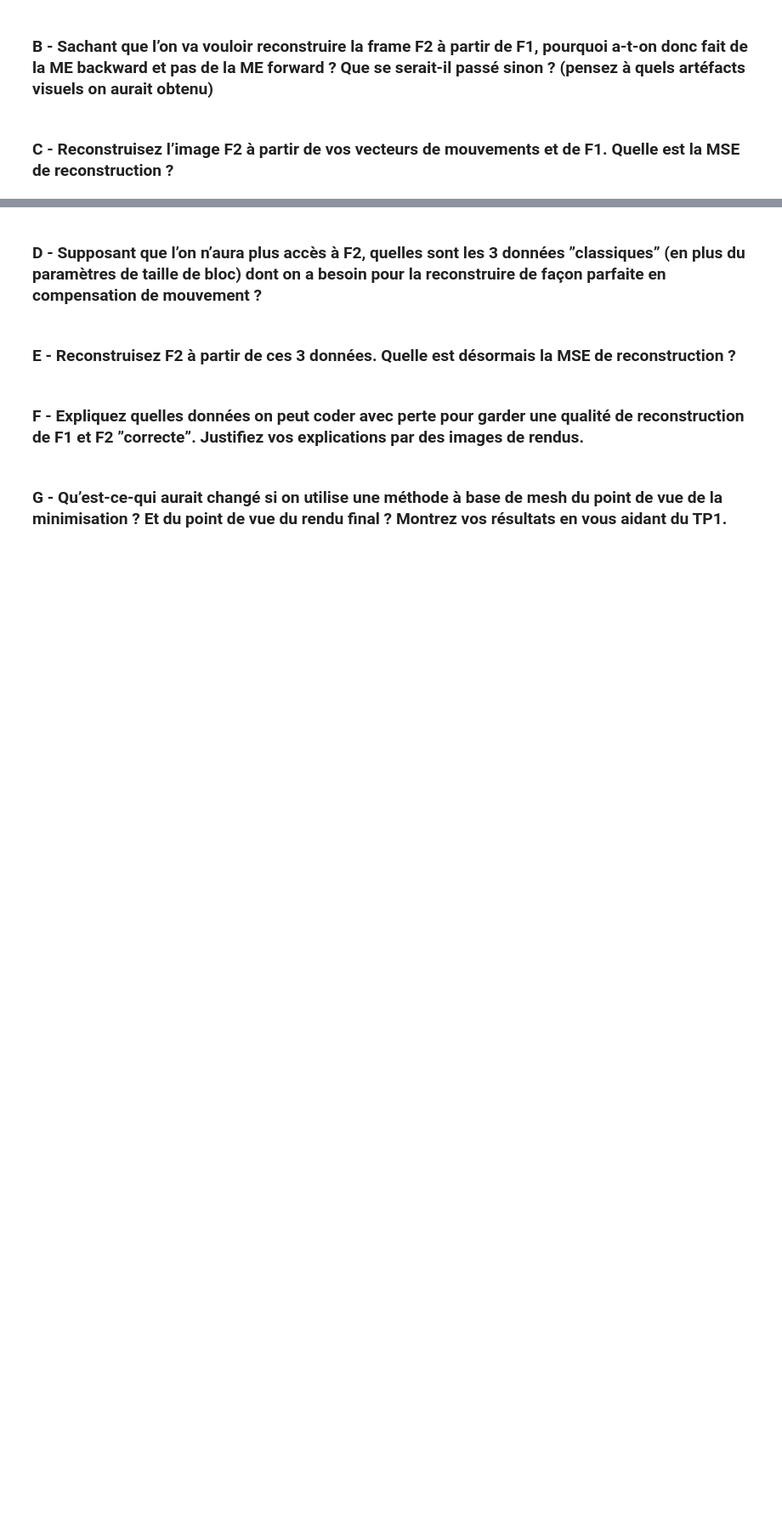
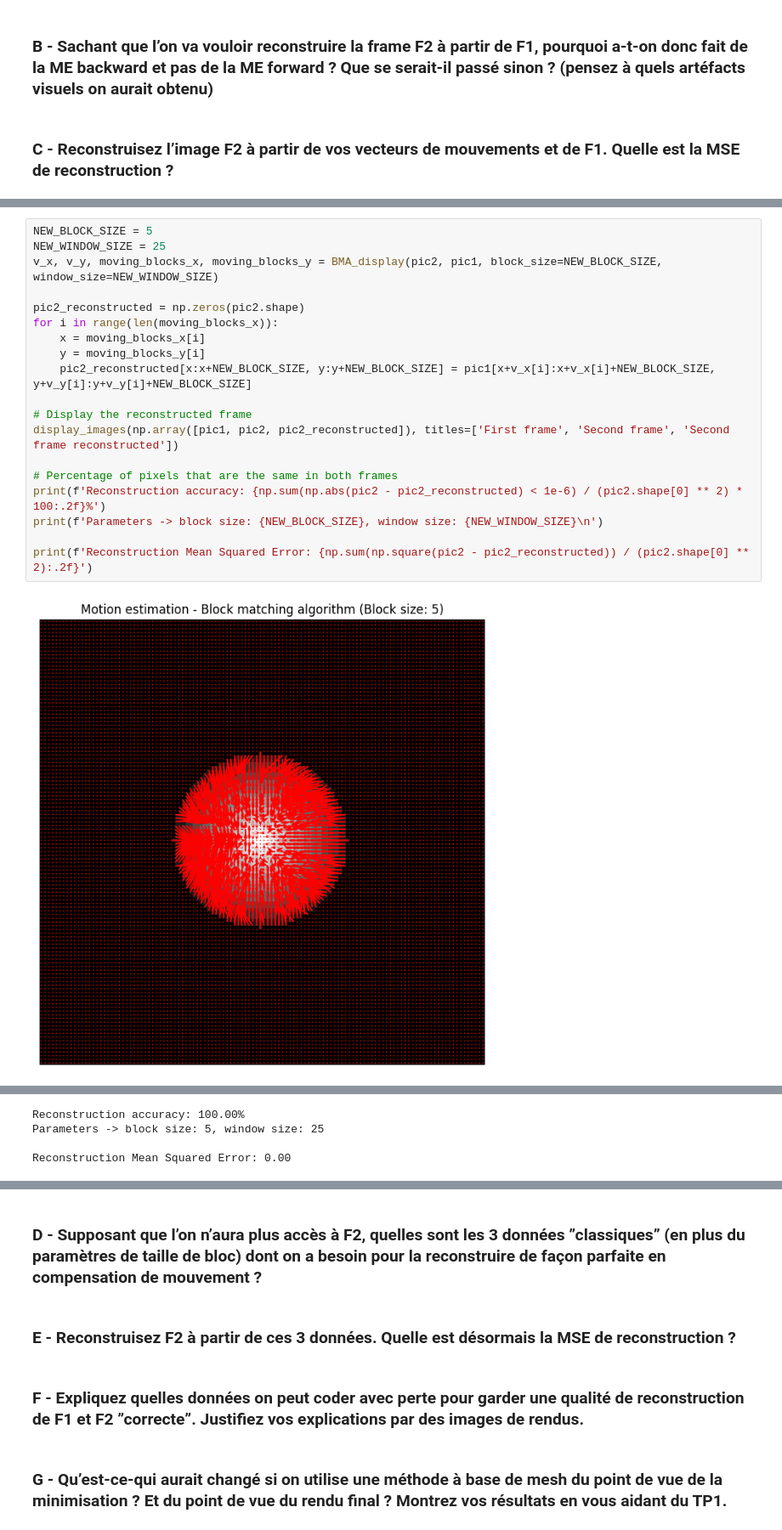
Before and after one commit to sinansoulier/VideoProcessing, a Jupyter notebook: TP2/motion_compensation.ipynb, the cells around one changed output, grey strips where cells are left out. Shown at 85% size. Drawn from its saved outputs; the diff is of its cells as text; blank space fills up the shorter version.

```diff
--- a/TP2/motion_compensation.ipynb
+++ b/TP2/motion_compensation.ipynb
@@ -183,0 +193,21 @@ Reconstruction Mean Squared Error: 0.0
+# %%
+NEW_BLOCK_SIZE = 5
+NEW_WINDOW_SIZE = 25
+v_x, v_y, moving_blocks_x, moving_blocks_y = BMA_display(pic2, pic1, block_size=NEW_BLOCK_SIZE, window_size=NEW_WINDOW_SIZE)
+
+pic2_reconstructed = np.zeros(pic2.shape)
+for i in range(len(moving_blocks_x)):
+    x = moving_blocks_x[i]
+    y = moving_blocks_y[i]
+    pic2_reconstructed[x:x+NEW_BLOCK_SIZE, y:y+NEW_BLOCK_SIZE] = pic1[x+v_x[i]:x+v_x[i]+NEW_BLOCK_SIZE, y+v_y[i]:y+v_y[i]+NEW_BLOCK_SIZE]
+
+# Display the reconstructed frame
+display_images(np.array([pic1, pic2, pic2_reconstructed]), titles=['First frame', 'Second frame', 'Second frame reconstructed'])
+
+# Percentage of pixels that are the same in both frames
+print(f'Reconstruction accuracy: {np.sum(np.abs(pic2 - pic2_reconstructed) < 1e-6) / (pic2.shape[0] ** 2) * 100:.2f}%')
+print(f'Parameters -> block size: {NEW_BLOCK_SIZE}, window size: {NEW_WINDOW_SIZE}\n')
+
+print(f'Reconstruction Mean Squared Error: {np.sum(np.square(pic2 - pic2_reconstructed)) / (pic2.shape[0] ** 2):.2f}')
+# %% [output]
+[figure, added]
@@ -183,0 +215,4 @@ Reconstruction Mean Squared Error: 0.0
+Reconstruction accuracy: 100.00%
+Parameters -> block size: 5, window size: 25
+
+Reconstruction Mean Squared Error: 0.00
```
Also changed, not shown: parts of 7 cells of this notebook.
